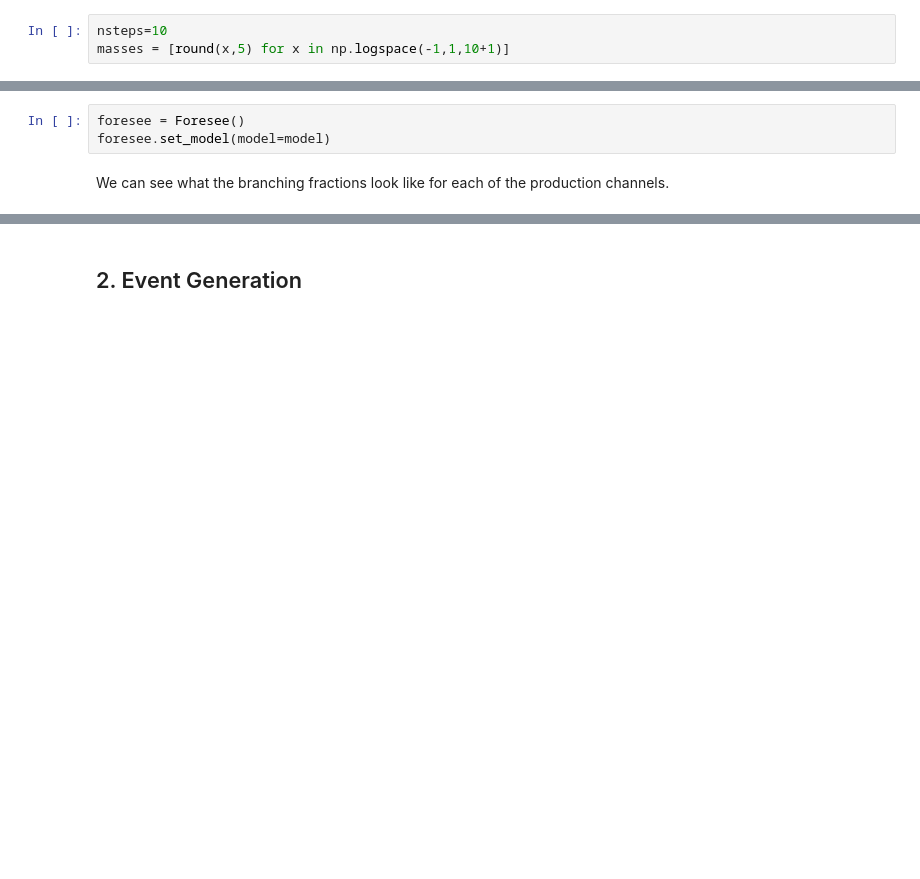
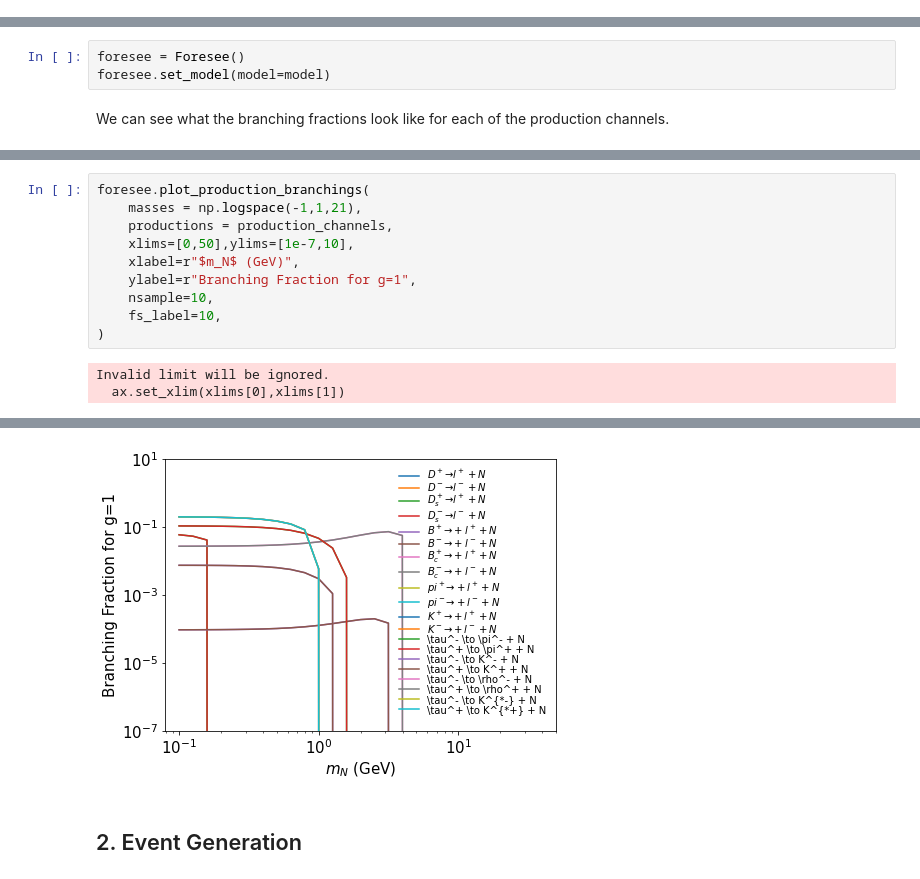
Before and after one commit to KlingFelix/FORESEE, a Jupyter notebook: Models/HNL/HNL_100.ipynb, the cells around one changed output, grey strips where cells are left out. Cells and saved outputs as stored; diff of their text form; blank space fills up the shorter version.

```diff
--- a/Models/HNL/HNL_100.ipynb
+++ b/Models/HNL/HNL_100.ipynb
@@ -57,3 +23,0 @@ We initialize the MC steps
-# %%
-nsteps=10
-masses = [round(x,5) for x in np.logspace(-1,1,10+1)]
@@ -424,0 +317,13 @@ Invalid limit will be ignored.
+# %%
+foresee.plot_production_branchings(
+    masses = np.logspace(-1,1,21),
+    productions = production_channels,
+    xlims=[0,50],ylims=[1e-7,10],
+    xlabel=r"$m_N$ (GeV)",
+    ylabel=r"Branching Fraction for g=1",
+    nsample=10,
+    fs_label=10,
+)
+# %% [output]
+Invalid limit will be ignored.
+  ax.set_xlim(xlims[0],xlims[1])
@@ -425,3 +331,4 @@ Invalid limit will be ignored.
+[figure, added]
 # %% [markdown]
 ## 2. Event Generation
 # %% [markdown]
```
Also changed, not shown: parts of 37 cells of this notebook, 3 other files.
